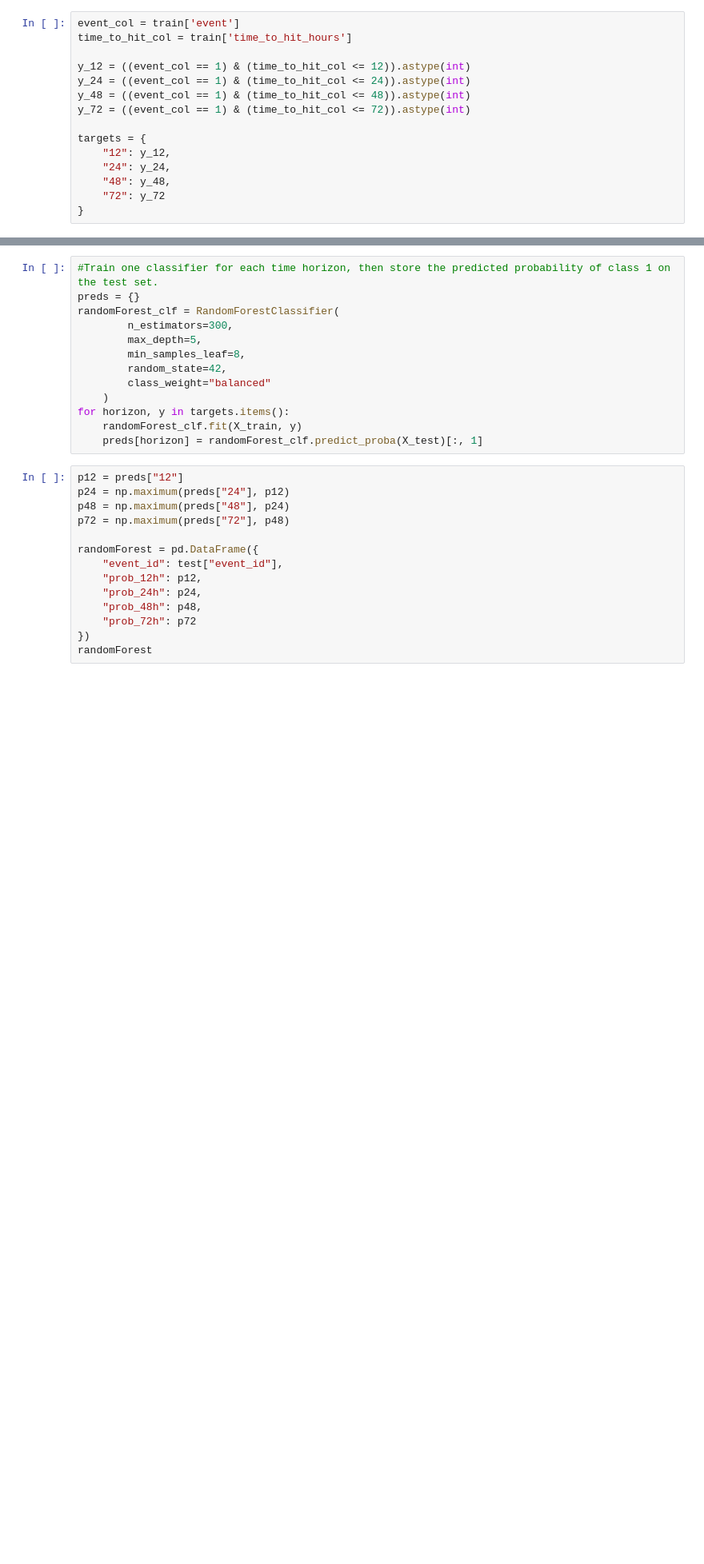
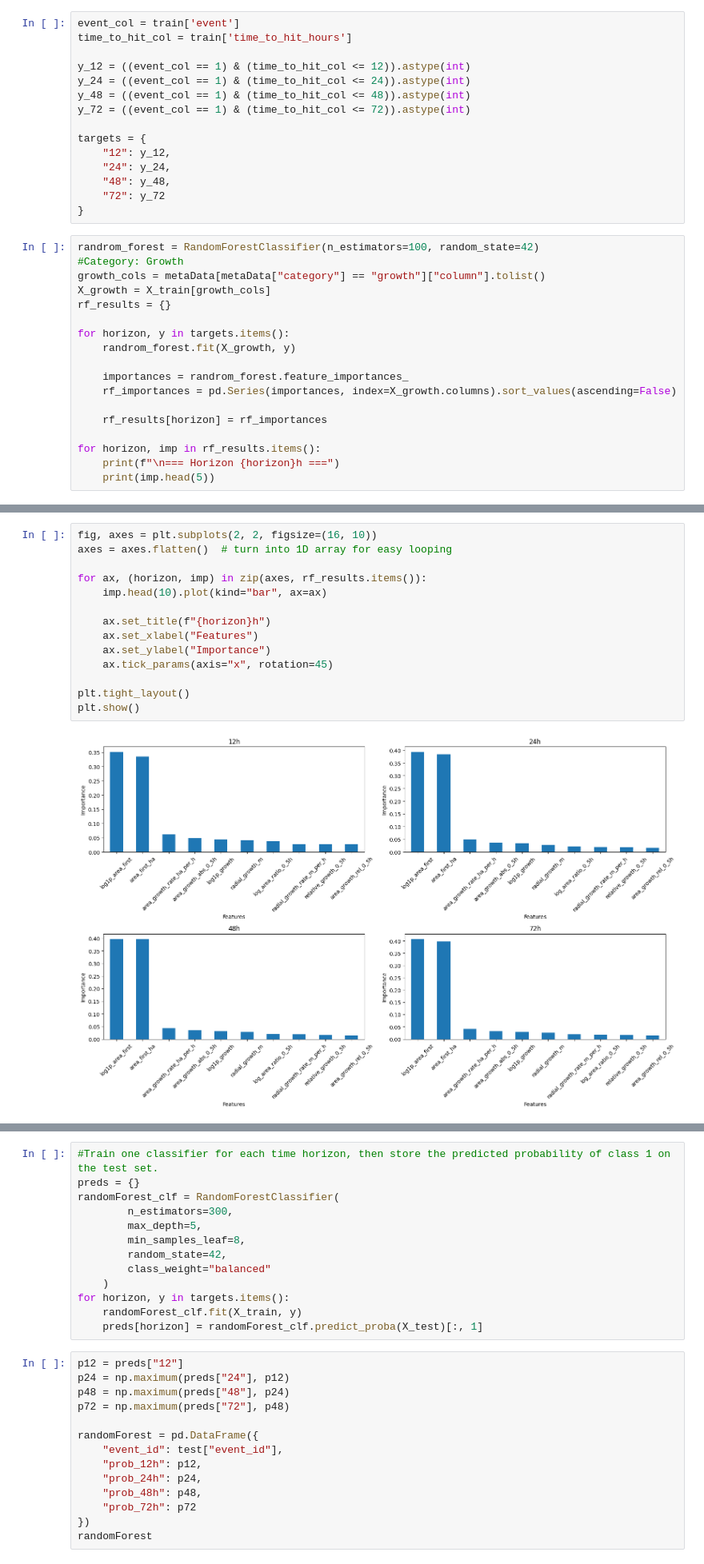
Before and after one commit to ChuongLe279/Kaggle-Competition, a Jupyter notebook: WiDSWorldWide_GlobalDathon26/main.ipynb, the cells around one changed output, grey strips where cells are left out. Shown at 80% size. Saved outputs shown, nothing was run; the diff lists cells and outputs as text; blank space fills up the shorter version.

```diff
--- a/WiDSWorldWide_GlobalDathon26/main.ipynb
+++ b/WiDSWorldWide_GlobalDathon26/main.ipynb
@@ -118,3 +117,21 @@ targets = {
     "48": y_48,
     "72": y_72
 }
+# %%
+randrom_forest = RandomForestClassifier(n_estimators=100, random_state=42)
+#Category: Growth
+growth_cols = metaData[metaData["category"] == "growth"]["column"].tolist()
+X_growth = X_train[growth_cols]
+rf_results = {}
+
+for horizon, y in targets.items():
+    randrom_forest.fit(X_growth, y)
+
+    importances = randrom_forest.feature_importances_
+    rf_importances = pd.Series(importances, index=X_growth.columns).sort_values(ascending=False)
+
+    rf_results[horizon] = rf_importances
+
+for horizon, imp in rf_results.items():
+    print(f"\n=== Horizon {horizon}h ===")
+    print(imp.head(5))
@@ -120,0 +156,16 @@ targets = {
+# %%
+fig, axes = plt.subplots(2, 2, figsize=(16, 10))
+axes = axes.flatten()  # turn into 1D array for easy looping
+
+for ax, (horizon, imp) in zip(axes, rf_results.items()):
+    imp.head(10).plot(kind="bar", ax=ax)
+
+    ax.set_title(f"{horizon}h")
+    ax.set_xlabel("Features")
+    ax.set_ylabel("Importance")
+    ax.tick_params(axis="x", rotation=45)
+
+plt.tight_layout()
+plt.show()
+# %% [output]
+[figure, added]
```
Also changed, not shown: parts of 8 cells of this notebook.
